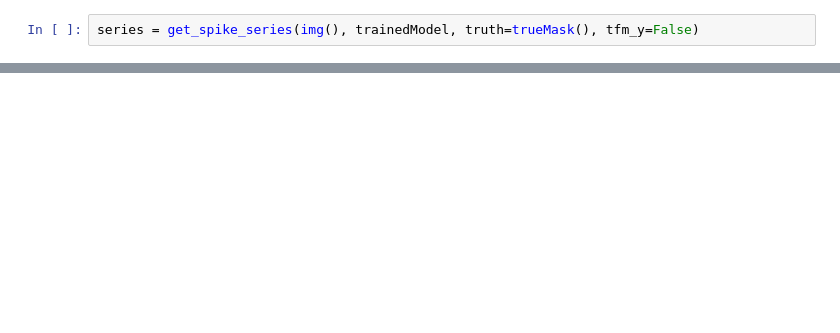
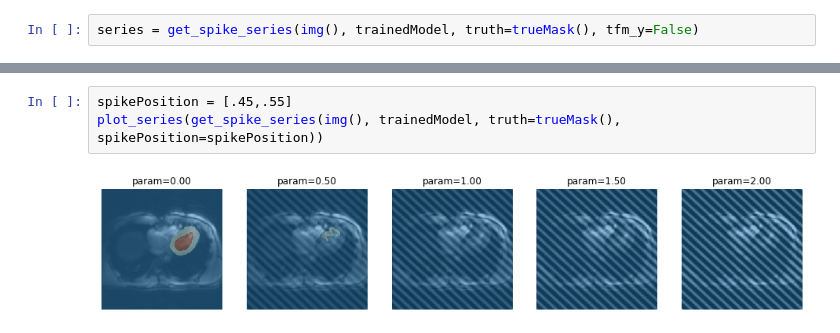
Before and after one commit to chfc-cmi/misas, a Jupyter notebook: 04_mr_artifacts.ipynb, the cells around one changed output, grey strips where cells are left out. Drawn from its saved outputs; the diff is of its cells as text; blank space fills up the shorter version.

```diff
--- a/04_mr_artifacts.ipynb
+++ b/04_mr_artifacts.ipynb
@@ -154,0 +84,5 @@ plot_series(series)
+# %%
+spikePosition = [.45,.55]
+plot_series(get_spike_series(img(), trainedModel, truth=trueMask(), spikePosition=spikePosition))
+# %% [output]
+[figure, added]
```
Also changed, not shown: parts of 38 cells of this notebook, 11 other files.
